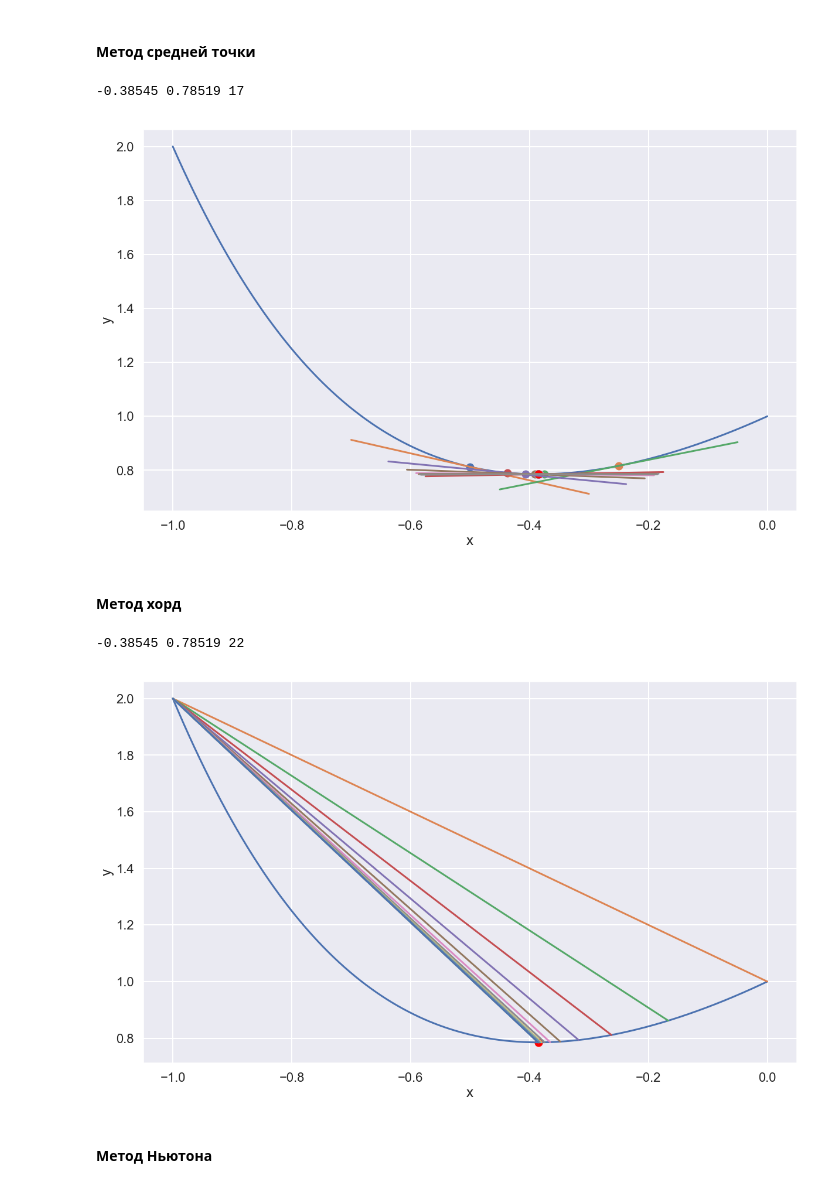
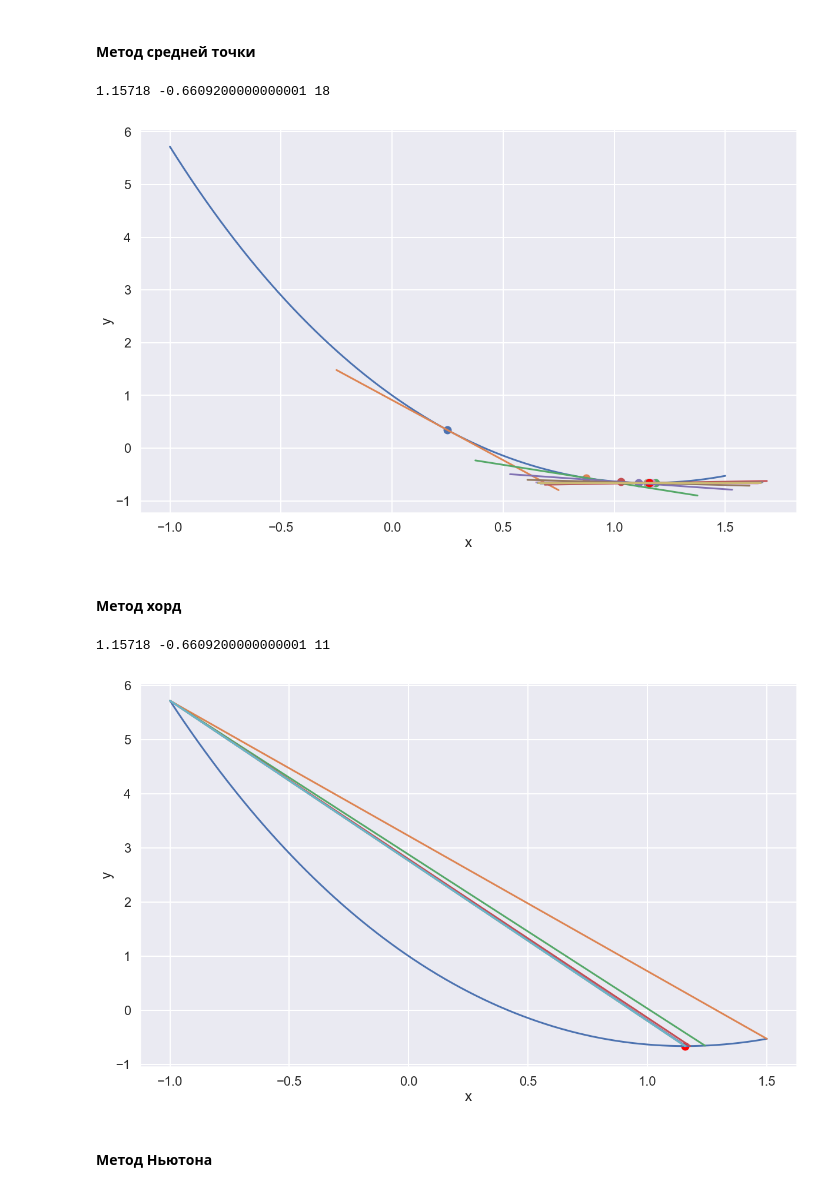
Before and after one commit to lainys/-, a Jupyter notebook: lab1/lab1.ipynb, the cells around one changed output. Drawn from its saved outputs; the diff is of its cells as text; code cells hidden in the pictures.

```diff
--- a/lab1/lab1.ipynb
+++ b/lab1/lab1.ipynb
@@ -16,7 +16,7 @@ pylab.rcParams['figure.figsize'] = (20, 12)
 # %%
 funcs = [(lambda x: x**3 - 3*np.sin(x),[0,1]),
             (lambda x: x**4 + x**2 + x + 1,[-1,0]),
-            (lambda x: np.exp(x) + 1/x,[-1,0]),
+            (lambda x: np.exp(x) + 1/x,[-1,-10**-8]),
             (lambda x: x**2 - 2*x + np.exp(-x),[-1,1.5]),
             (lambda x: x*np.sin(x) + 2*np.cos(x),[-6,-4]),
             (lambda x: x + 1/(x**2),[1,2]),
@@ -28,7 +28,7 @@ def select_function(n):
     return funcs[n-1]
 # %%
 # для тестирования методов
-def test_func(func,args=None,n=2,eps=10**-5,title=None,f=None):
+def test_func(func,args=None,n=4,eps=10**-5,title=None,f=None):
     plt.figure()
     if title:
         plt.title(title)
@@ -293,7 +293,7 @@ def iteration_midpoint(f,a,b,der=cf,n=0):
     return x,df,a,b,n+1
 
 
-def midpoint(f,bounds,eps=0.001,n=0,der=cf,verbose=True):
+def midpoint(f,bounds,eps=0.001,n=0,der=cf,verbose=False):
     a,b = bounds
 
     df = 1
@@ -311,10 +311,10 @@ def midpoint(f,bounds,eps=0.001,n=0,der=cf,verbose=True):
 
     return x,f(x),n
 
-test_func(midpoint)
+test_func(midpoint,args={'verbose':True})
 # %% [output]
--0.38545 0.78519 17
+1.15718 -0.6609200000000001 18
-[figure, old version]
+[figure, new version]
 # %% [markdown]
 #### Метод хорд
 # %%
@@ -325,37 +325,37 @@ def iteration_chord(f,a,b,da,db,der=cf,n=0):
 
     if df > 0:
         b = x
         db = df
     else:
         a = x
         da = df
 
     return x,df,a,b,da,db,n+1
 
-def chord(f,bounds,eps=0.001,der=cf,n=0,verbose=True):
+def chord(f,bounds,eps=0.001,der=cf,n=0,verbose=False):
     a,b = bounds
 
     da = der(f,a)
     db = der(f,b)
 
     n = 2
 
     df = 1
     x = 0
 
     while not np.abs(df) < eps:
         if verbose:
             plt.plot([a,b],[f(a),f(b)])
 
         x,df,a,b,da,db,n = iteration_chord(f,a,b,da,db,der=der,n=n)
 
 
     return x,f(x),n
 
-test_func(chord)
+test_func(chord,args={'verbose':True})
 # %% [output]
--0.38545 0.78519 22
+1.15718 -0.6609200000000001 11
-[figure, old version]
+[figure, new version]
 # %% [markdown]
 #### Метод Ньютона
 # %%
```
Also changed, not shown: parts of 11 cells of this notebook.
